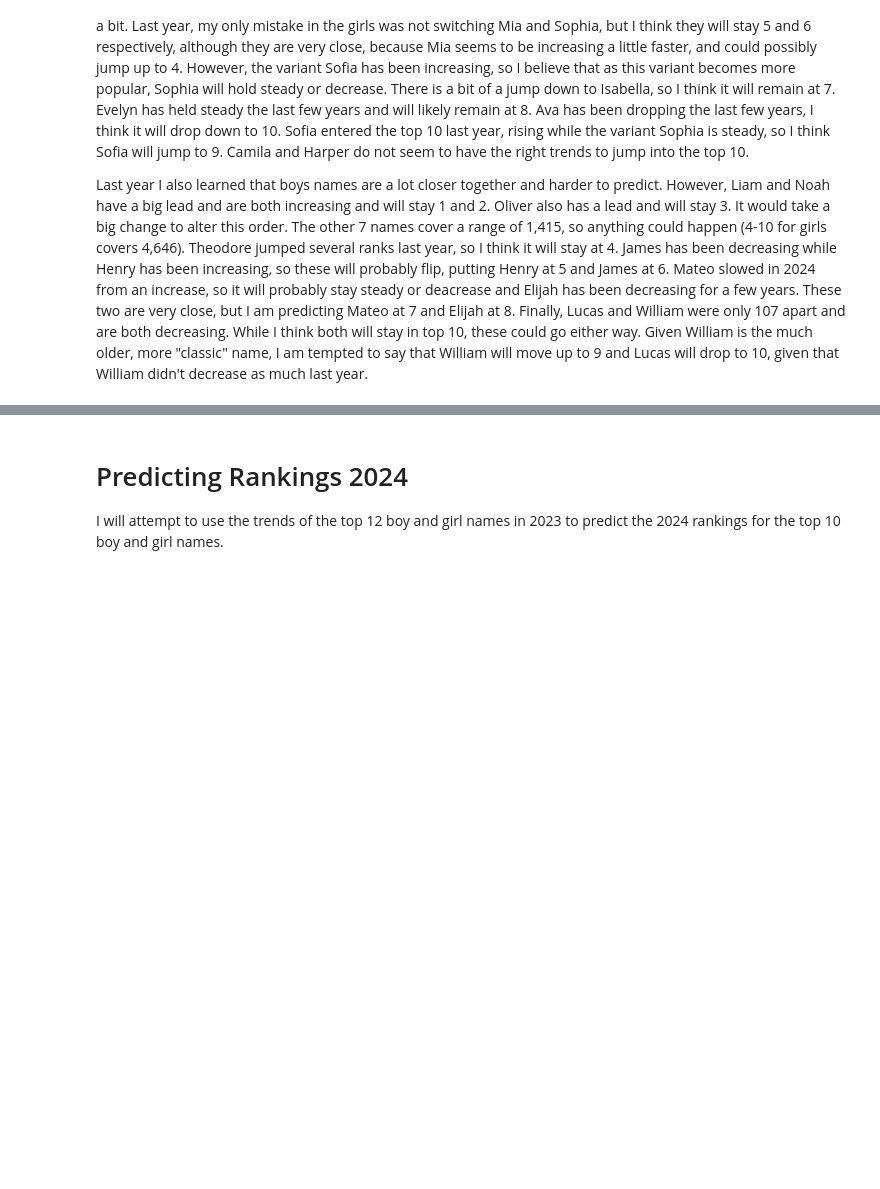
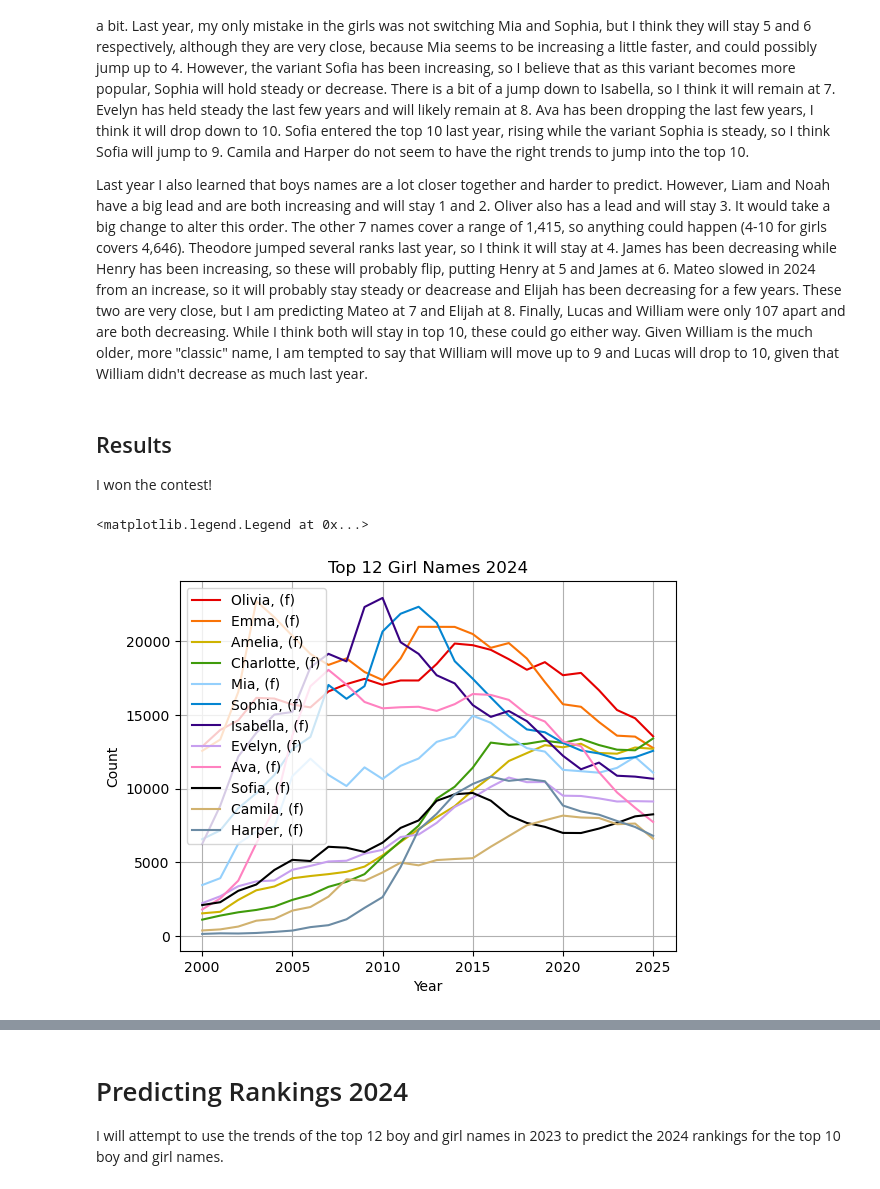
Before and after one commit to MalinMorris/NameData, a Jupyter notebook: predictions.ipynb, the cells around one changed output, grey strips where cells are left out. Saved outputs shown, nothing was run; the diff lists cells and outputs as text; code cells hidden in the pictures; blank space fills up the shorter version.

```diff
--- a/predictions.ipynb
+++ b/predictions.ipynb
@@ -55,3 +55,21 @@ plt.legend()
 Last year I learned that the girls names are easier to predict. I believe Olivia will remain number 1 for another year or two, and while Emma could be dethroned by Amelia, I think it will remain at 2. I think Amelia could easily become a gen-beta-defining name and will stay at 3 since it is increasing and Charlotte will remain at 4, possibly decreasing a bit. Last year, my only mistake in the girls was not switching Mia and Sophia, but I think they will stay 5 and 6 respectively, although they are very close, because Mia seems to be increasing a little faster, and could possibly jump up to 4. However, the variant Sofia has been increasing, so I believe that as this variant becomes more popular, Sophia will hold steady or decrease. There is a bit of a jump down to Isabella, so I think it will remain at 7. Evelyn has held steady the last few years and will likely remain at 8. Ava has been dropping the last few years, I think it will drop down to 10. Sofia entered the top 10 last year, rising while the variant Sophia is steady, so I think Sofia will jump to 9. Camila and Harper do not seem to have the right trends to jump into the top 10.
 
 Last year I also learned that boys names are a lot closer together and harder to predict. However, Liam and Noah have a big lead and are both increasing and will stay 1 and 2. Oliver also has a lead and will stay 3. It would take a big change to alter this order. The other 7 names cover a range of 1,415, so anything could happen (4-10 for girls covers 4,646). Theodore jumped several ranks last year, so I think it will stay at 4. James has been decreasing while Henry has been increasing, so these will probably flip, putting Henry at 5 and James at 6. Mateo slowed in 2024 from an increase, so it will probably stay steady or deacrease and Elijah has been decreasing for a few years. These two are very close, but I am predicting Mateo at 7 and Elijah at 8. Finally, Lucas and William were only 107 apart and are both decreasing. While I think both will stay in top 10, these could go either way. Given William is the much older, more "classic" name, I am tempted to say that William will move up to 9 and Lucas will drop to 10, given that William didn't decrease as much last year.
+# %% [markdown]
+## Results
+I won the contest!
+# %%
+color_index = 0
+for n in girls_2024:
+    name_counts, ignore = f.name_counts_years(n.lower(), 'f', 2000, 2026)
+    plt.plot(range(2000,2026), name_counts,
+             color = colors[color_index], label = f"{n}, (f)")
+    color_index += 1
+plt.title("Top 12 Girl Names 2024")
+plt.xlabel('Year')
+plt.ylabel('Count')
+plt.grid()
+plt.legend()
+# %% [output]
+<matplotlib.legend.Legend at 0x...>
+[figure, added]
```
Also changed, not shown: parts of 2 cells of this notebook, 4 other files.
